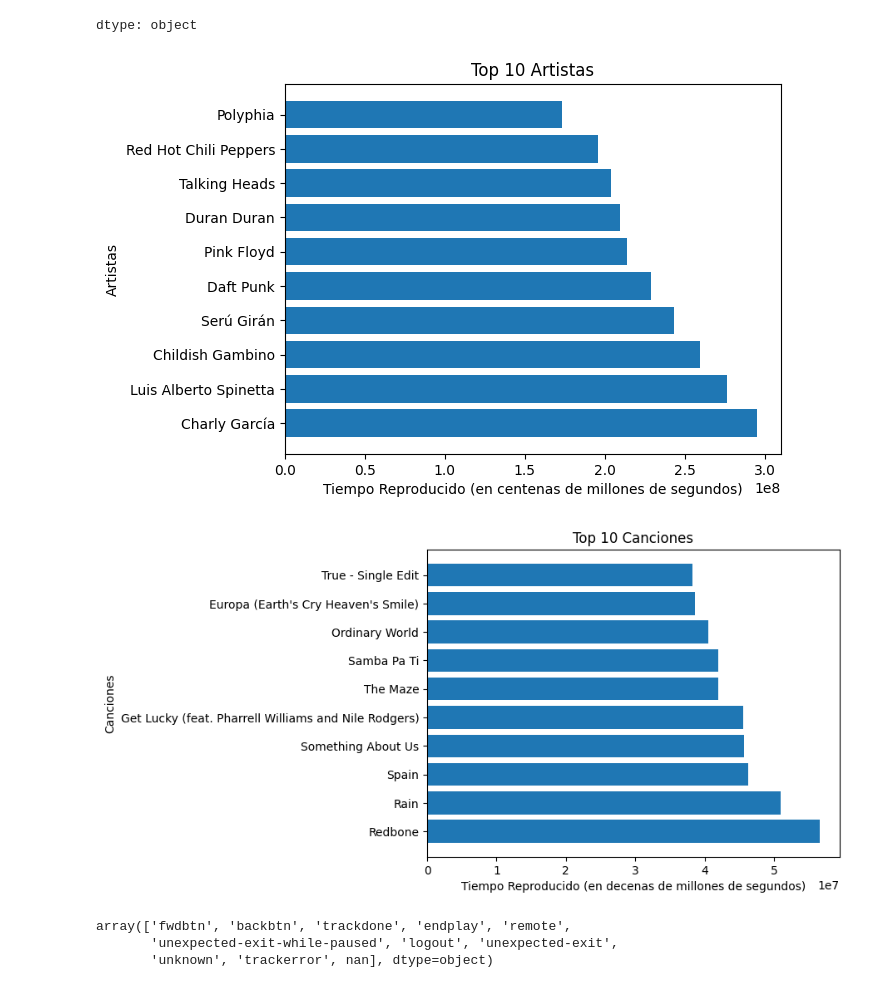
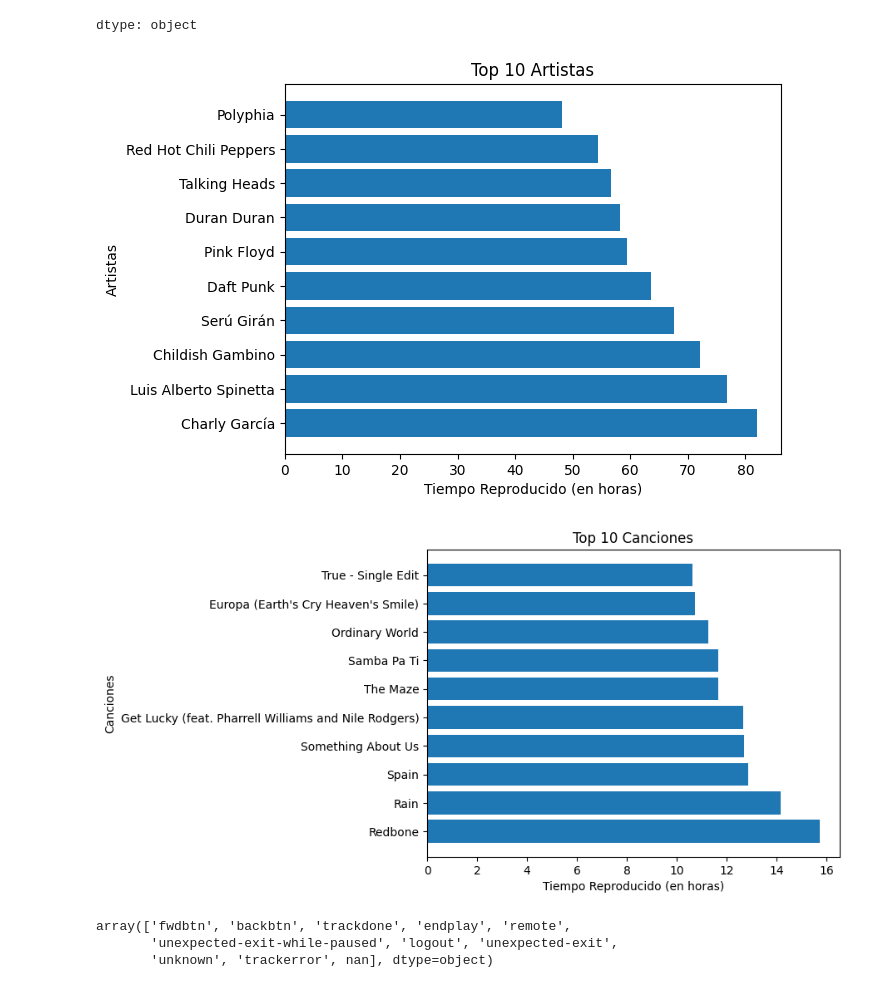
Before and after one commit to Skuerjuan/spotify_chona, a Jupyter notebook: main.ipynb, the cells around one changed output. Saved outputs shown, nothing was run; the diff lists cells and outputs as text; code cells hidden in the pictures.

```diff
--- a/main.ipynb
+++ b/main.ipynb
@@ -26,10 +26,12 @@ import matplotlib.pyplot as plt
 # %%
 archivo = "https://raw.githubusercontent.com/IgnacioPardo/Tecnologias_Exponenciales_2025/refs/heads/main/StreamingHistory_Extended.csv"
 
-dataset = pd.read_csv(archivo)
+dataset = pd.read_csv(archivo, low_memory=False)
 filtro = dataset["is_podcast"] == False
 dataset = dataset[filtro] # Borrando los podcasts
 dataset.drop(["user_agent_decrypted", "episode_name", "episode_show_name", "spotify_episode_uri", "skipped", "is_podcast"], axis="columns", inplace=True)
 # Borrando las columnas relacionadas a los podcasts y skipped se puede sacar de "reason_end"
+dataset.drop("username", axis = "columns", inplace = True) #es siempre el mismo username
+dataset['ts'] = pd.to_datetime(dataset['ts']) #typecasting a fecha
 dataset.head()
 # %% [output]
@@ -136,31 +138,32 @@ dtype: object
 # %%
 #top 10 artistas
 
 
 topten_artist = time_spent_artist.head(10)
+time_topten_artist = topten_artist.values / (1000*60*60) #pasando a horas
 topten_artist = topten_artist.index.tolist() #conseguida lista de top 10 artistas
 fig, ax = plt.subplots()
-ax.barh(topten_artist, time_spent_artist.head(10))
-ax.set_xlabel("Tiempo Reproducido (en centenas de millones de segundos)")
+ax.barh(topten_artist, time_topten_artist)
+ax.set_xlabel("Tiempo Reproducido (en horas)")
 ax.set_ylabel("Artistas")
 ax.set_title("Top 10 Artistas")
 plt.show()
 # %% [output]
-[figure, old version]
+[figure, new version]
 # %%
 #top 10 canciones
 
 topten_song = time_spent_song.head(10)
 topten_song_name = topten_song["master_metadata_track_name"]
-topten_song_time = topten_song["ms_played"]
+topten_song_time = topten_song["ms_played"]/(1000*60*60) #pasando a horas
 fig, ax = plt.subplots()
 ax.barh(topten_song_name, topten_song_time)
-ax.set_xlabel("Tiempo Reproducido (en decenas de millones de segundos)")
+ax.set_xlabel("Tiempo Reproducido (en horas)")
 ax.set_ylabel("Canciones")
 ax.set_title("Top 10 Canciones")
 plt.show()
 # %% [output]
-[figure, old version]
+[figure, new version]
 # %%
 #Investigando reason_end
 
```
Also changed, not shown: parts of 11 cells of this notebook.
